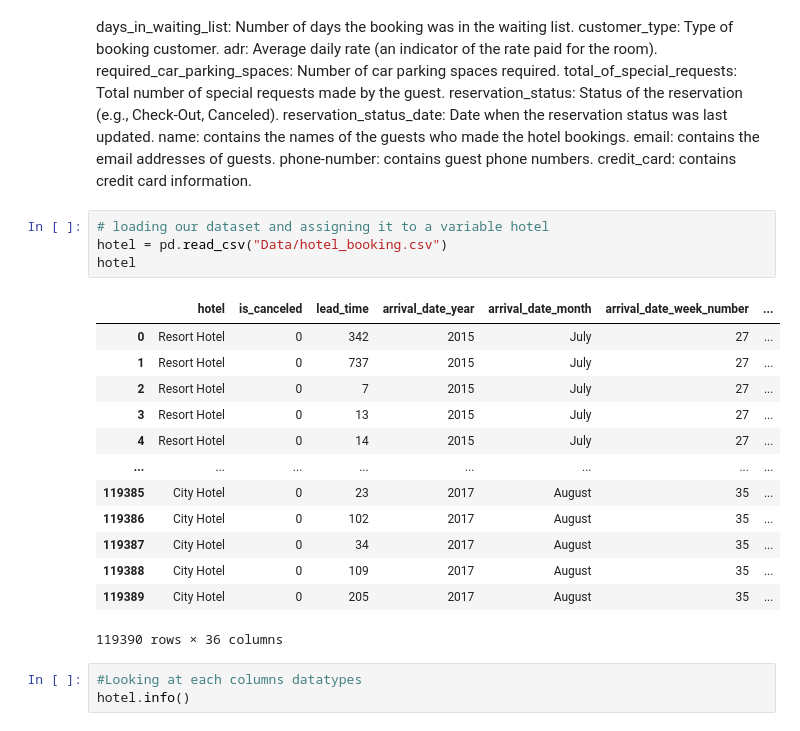
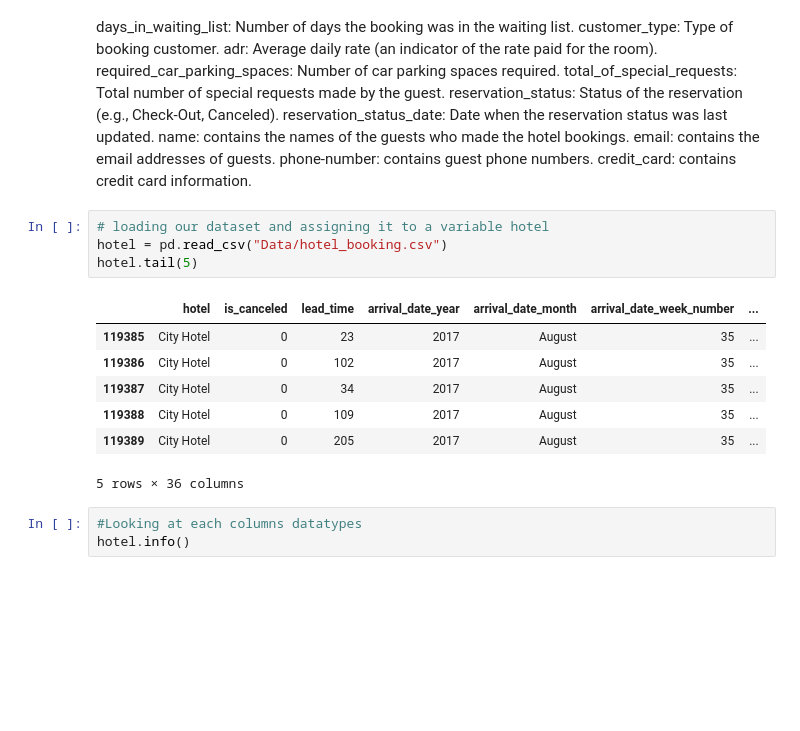
Before and after one commit to MuchiriKinyua/Hotel-booking-and-cancellation-system, a Jupyter notebook: Student.ipynb, the cells around one changed output. Cells and saved outputs as stored; diff of their text form; blank space fills up the shorter version.

```diff
--- a/Student.ipynb
+++ b/Student.ipynb
@@ -75,21 +79,15 @@ credit_card: contains credit card information.
 # %%
 # loading our dataset and assigning it to a variable hotel
 hotel = pd.read_csv("Data/hotel_booking.csv")
-hotel
+hotel.tail(5)
 # %% [output]
 |  | hotel | is_canceled | lead_time | arrival_date_year | arrival_date_month | arrival_date_week_number | ... |
-| 0 | Resort Hotel | 0 | 342 | 2015 | July | 27 | ... |
-| 1 | Resort Hotel | 0 | 737 | 2015 | July | 27 | ... |
-| 2 | Resort Hotel | 0 | 7 | 2015 | July | 27 | ... |
-| 3 | Resort Hotel | 0 | 13 | 2015 | July | 27 | ... |
-| 4 | Resort Hotel | 0 | 14 | 2015 | July | 27 | ... |
-| ... | ... | ... | ... | ... | ... | ... | ... |
 | 119385 | City Hotel | 0 | 23 | 2017 | August | 35 | ... |
 | 119386 | City Hotel | 0 | 102 | 2017 | August | 35 | ... |
 | 119387 | City Hotel | 0 | 34 | 2017 | August | 35 | ... |
 | 119388 | City Hotel | 0 | 109 | 2017 | August | 35 | ... |
 | 119389 | City Hotel | 0 | 205 | 2017 | August | 35 | ... |
-119390 rows × 36 columns
+5 rows × 36 columns
 # %%
 #Looking at each columns datatypes
 hotel.info()
```
Also changed, not shown: parts of 33 cells of this notebook.
